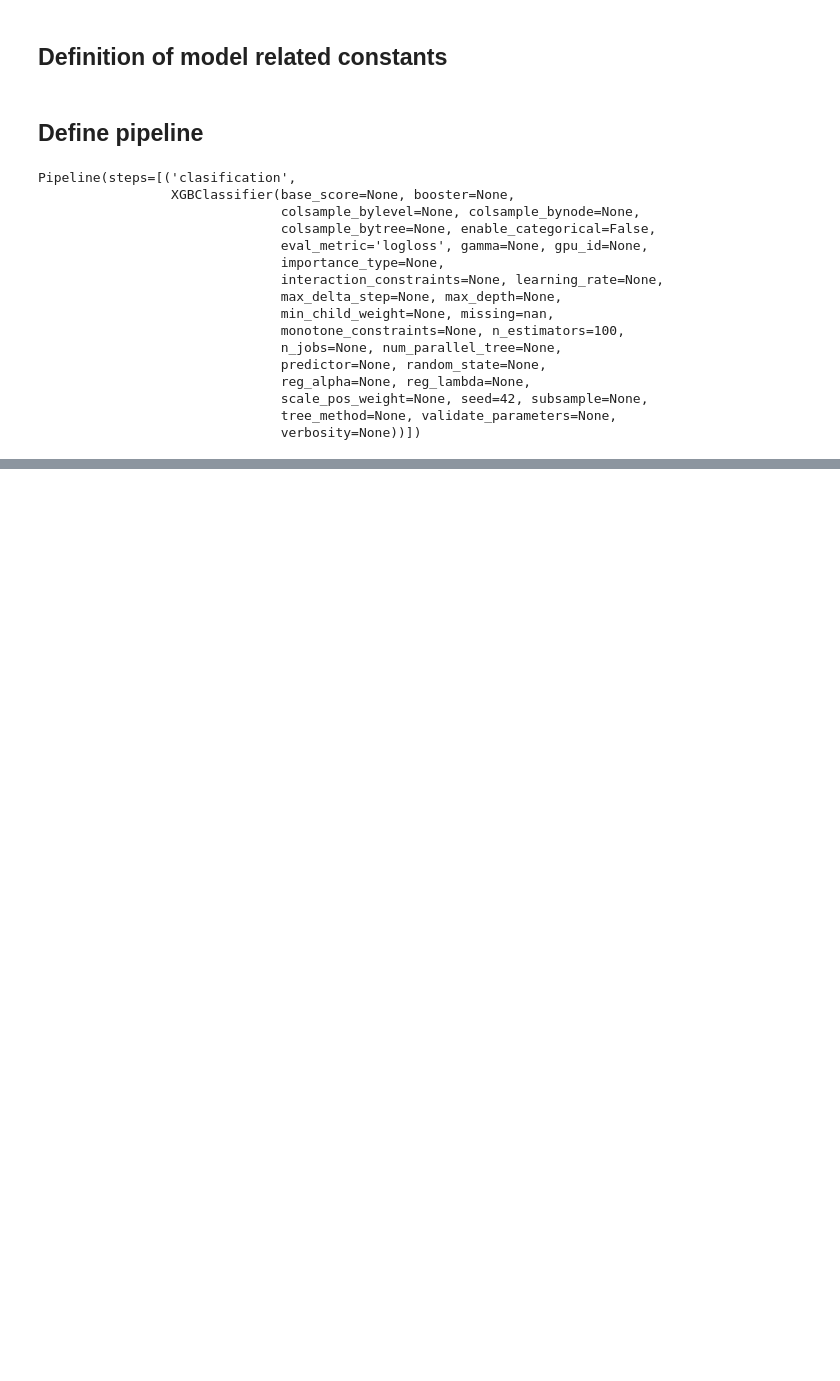
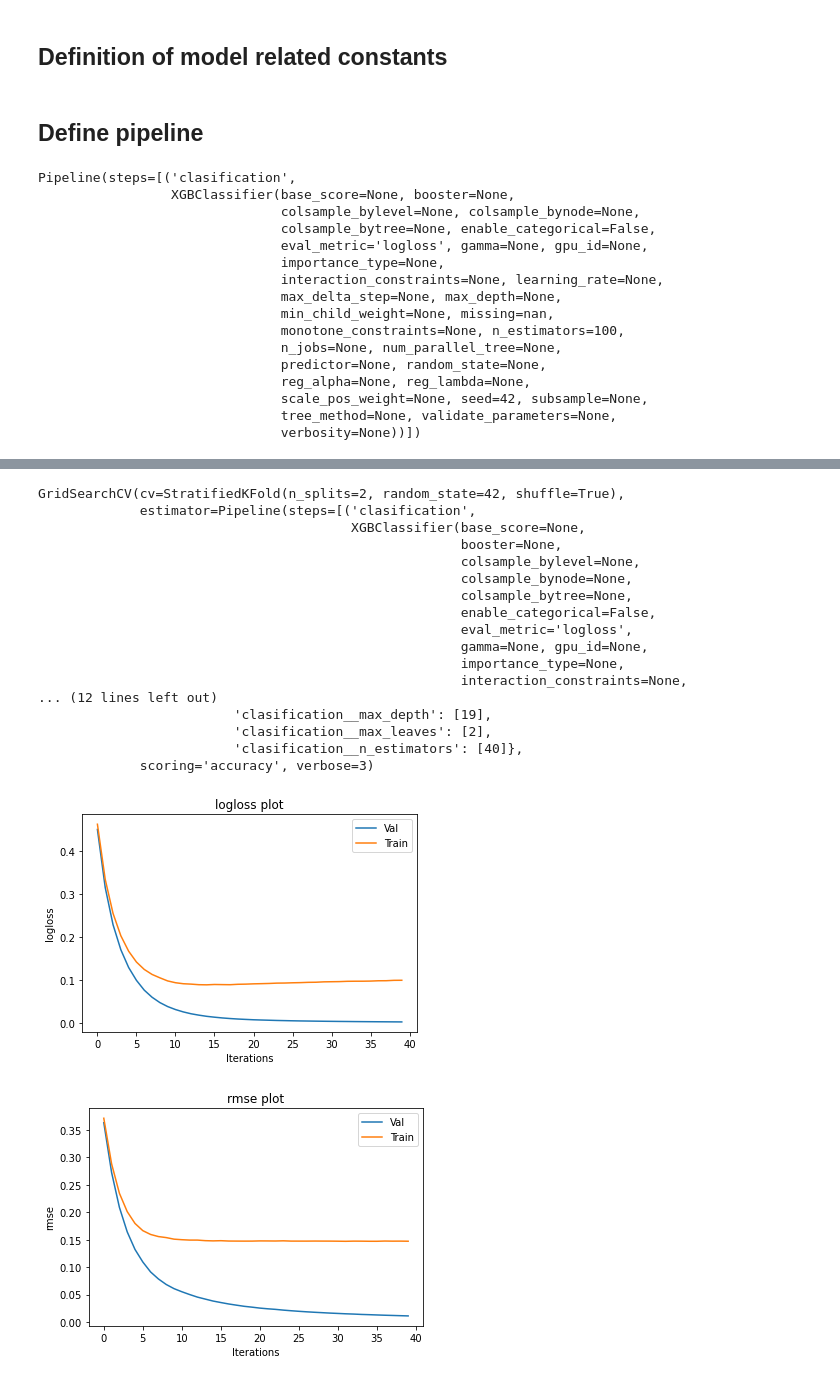
Before and after one commit to softgitron/team3-data-mining, a Jupyter notebook: src/xgboost_model.ipynb, the cells around one changed output, grey strips where cells are left out. Cells and saved outputs as stored; diff of their text form; code cells hidden in the pictures; blank space fills up the shorter version.

Commit message:
# 4. Standardized changes to XGB model, with reprocessing part and visualizations

```diff
--- a/src/xgboost_model.ipynb
+++ b/src/xgboost_model.ipynb
@@ -104,3 +157 @@ grid_estimator = GridSearchCV(xgb_pipeline
                             )
-# %%
-grid_estimator.fit(training_features, training_targets)
@@ -124,0 +175,5 @@ GridSearchCV(cv=StratifiedKFold(n_splits=2, random_state=42, shuffle=True),
+# %%
+
+grid_estimator.fit(training_features, training_targets
+, clasification__eval_metric = metrics
+, clasification__eval_set=[[training_features, training_targets],[evaluation_features,evaluation_targets]])
@@ -149,3 +247,62 @@ evaluation_estimates = grid_estimator.predict(evaluation_features)
 evaluation_accuracy = balanced_accuracy_score(evaluation_targets, evaluation_estimates)
 evaluation_confusion_matrix = confusion_matrix(evaluation_targets, evaluation_estimates)
 evaluation_confusion_matrix = confusion_matrix_to_string(evaluation_confusion_matrix)
+# %%
+def plot_xgb(params,scores,epo):
+    for m in params:
+        test_ = scores['validation_0'][m]
+        train_ = scores['validation_1'][m]
+        rang = range(0, epo)
+
+        plt.plot(rang, test_, label="Val")
+        plt.plot(rang, train_, label="Train")
+        plt.title(m + " plot")
+        plt.xlabel('Iterations')
+        plt.ylabel(m)
+        lgd = plt.legend()
+        plt.show()
+
+
+
+print(grid_estimator)
+results = grid_estimator.best_estimator_.named_steps["clasification"].evals_result()
+# grid_estimator.best_estimator_.evals_result()
+
+plot_xgb(metrics,results,grid_estimator.best_params_['clasification__n_estimators'])
+
+
+f, ax = plt.subplots(figsize=(10,5))
+# Plot of features
+
+keys  = evaluation_dataset.columns.to_list()
+yy = grid_estimator.best_estimator_.named_steps["clasification"].feature_importances_
+
+feature_important  = grid_estimator.best_estimator_.named_steps["clasification"].get_booster().get_score(importance_type='gain')
+keys = list(feature_important.keys())
+yy = list(feature_important.values())
+
+
+plot = sns.barplot(x=keys, y=yy, color='blue')
+ax.set_title('Feature Importance')
+plot.set_xticklabels(plot.get_xticklabels(),rotation='vertical')
+plt.show()
+# %% [output]
+GridSearchCV(cv=StratifiedKFold(n_splits=2, random_state=42, shuffle=True),
+             estimator=Pipeline(steps=[('clasification',
+                                        XGBClassifier(base_score=None,
+                                                      booster=None,
+                                                      colsample_bylevel=None,
+                                                      colsample_bynode=None,
+                                                      colsample_bytree=None,
+                                                      enable_categorical=False,
+                                                      eval_metric='logloss',
+                                                      gamma=None, gpu_id=None,
+                                                      importance_type=None,
+                                                      interaction_constraints=None,
+... (12 lines left out)
+                         'clasification__max_depth': [19],
+                         'clasification__max_leaves': [2],
+                         'clasification__n_estimators': [40]},
+             scoring='accuracy', verbose=3)
+[figure, added]
+[figure, added]
```
Also changed, not shown: parts of 17 cells of this notebook, 7 other files.
